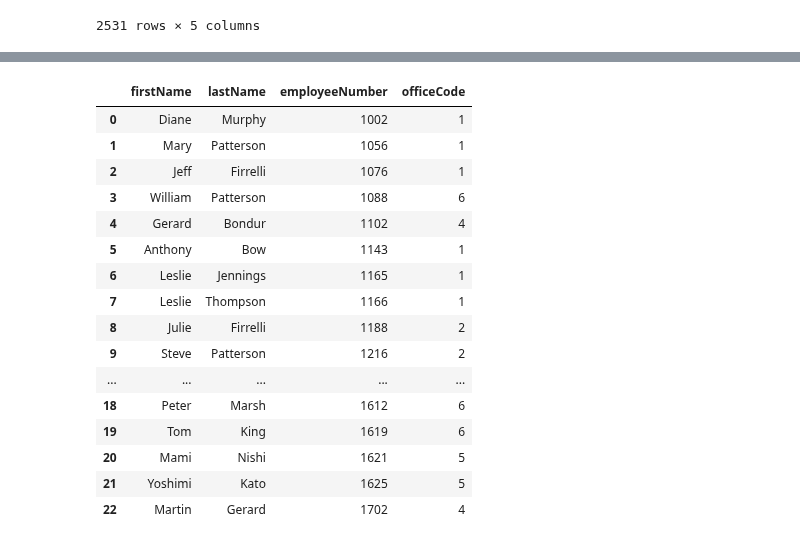
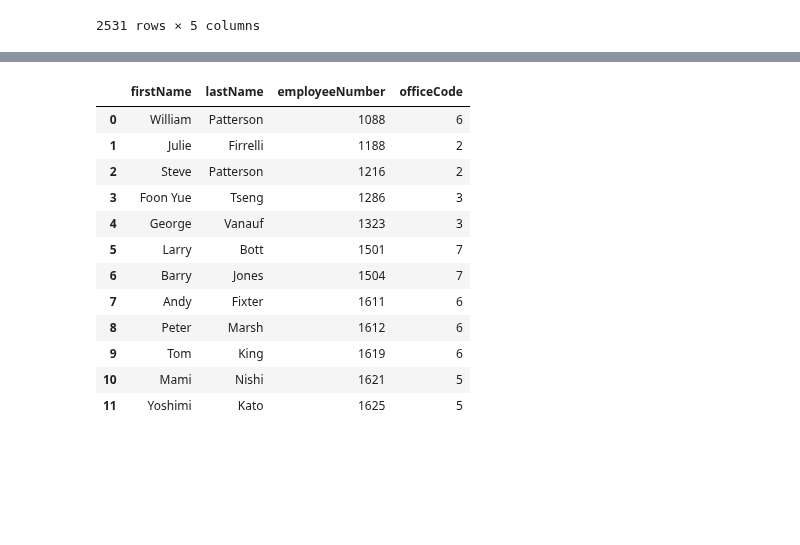
Before and after one commit to oqusous/dsc-more-practice-with-sql-queries-lab-nyc-ds-071519, a Jupyter notebook: index.ipynb, the cells around one changed output, grey strips where cells are left out. Drawn from its saved outputs; the diff is of its cells as text; code cells hidden in the pictures; blank space fills up the shorter version.

```diff
--- a/index.ipynb
+++ b/index.ipynb
@@ -221,50 +221,46 @@ Finally, get the first name, last name, employee number, and office code for emp
 # c.execute("""SELECT count(employeeNumber) as Number_of_Emps, officeCode, city
 #              FROM employees
 #              LEFT JOIN offices
 #              USING (officeCode)
 #              GROUP BY officeCode
 #              HAVING count(employeeNumber) < 5""")
 # df = pd.DataFrame(c.fetchall())
 # df.columns = [x[0] for x in c.description]
 # df
 
 # c.execute("""SELECT firstname, lastname, officeCode
 #              FROM employees
 #              WHERE officeCode IN (SELECT count(employeeNumber) as number0E
 #                                  FROM employees
 #                                  GROUP BY officeCode
 #                                  WHERE count(employeeNumber) < 5)""")
 # df = pd.DataFrame(c.fetchall())
 # df.columns = [x[0] for x in c.description]
 # df
 c.execute("""SELECT firstName, lastName, employeeNumber, officeCode
              FROM Employees
 
              WHERE officeCode IN (SELECT officeCode
                                   FROM Employees
                                   GROUP BY officeCode
-                                  HAVING count());""")
+                                  HAVING count(EmployeeNumber) < 5);""")
 df = pd.DataFrame(c.fetchall())
 df.columns = [x[0] for x in c.description]
 df
 # %% [output]
 |  | firstName | lastName | employeeNumber | officeCode |
-| 0 | Diane | Murphy | 1002 | 1 |
-| 1 | Mary | Patterson | 1056 | 1 |
-| 2 | Jeff | Firrelli | 1076 | 1 |
-| 3 | William | Patterson | 1088 | 6 |
-| 4 | Gerard | Bondur | 1102 | 4 |
-| 5 | Anthony | Bow | 1143 | 1 |
-| 6 | Leslie | Jennings | 1165 | 1 |
-| 7 | Leslie | Thompson | 1166 | 1 |
-| 8 | Julie | Firrelli | 1188 | 2 |
-| 9 | Steve | Patterson | 1216 | 2 |
-| ... | ... | ... | ... | ... |
-| 18 | Peter | Marsh | 1612 | 6 |
-| 19 | Tom | King | 1619 | 6 |
-| 20 | Mami | Nishi | 1621 | 5 |
-| 21 | Yoshimi | Kato | 1625 | 5 |
-| 22 | Martin | Gerard | 1702 | 4 |
+| 0 | William | Patterson | 1088 | 6 |
+| 1 | Julie | Firrelli | 1188 | 2 |
+| 2 | Steve | Patterson | 1216 | 2 |
+| 3 | Foon Yue | Tseng | 1286 | 3 |
+| 4 | George | Vanauf | 1323 | 3 |
+| 5 | Larry | Bott | 1501 | 7 |
+| 6 | Barry | Jones | 1504 | 7 |
+| 7 | Andy | Fixter | 1611 | 6 |
+| 8 | Peter | Marsh | 1612 | 6 |
+| 9 | Tom | King | 1619 | 6 |
+| 10 | Mami | Nishi | 1621 | 5 |
+| 11 | Yoshimi | Kato | 1625 | 5 |
 # %% [markdown]
 #### Expected Output
 
```
